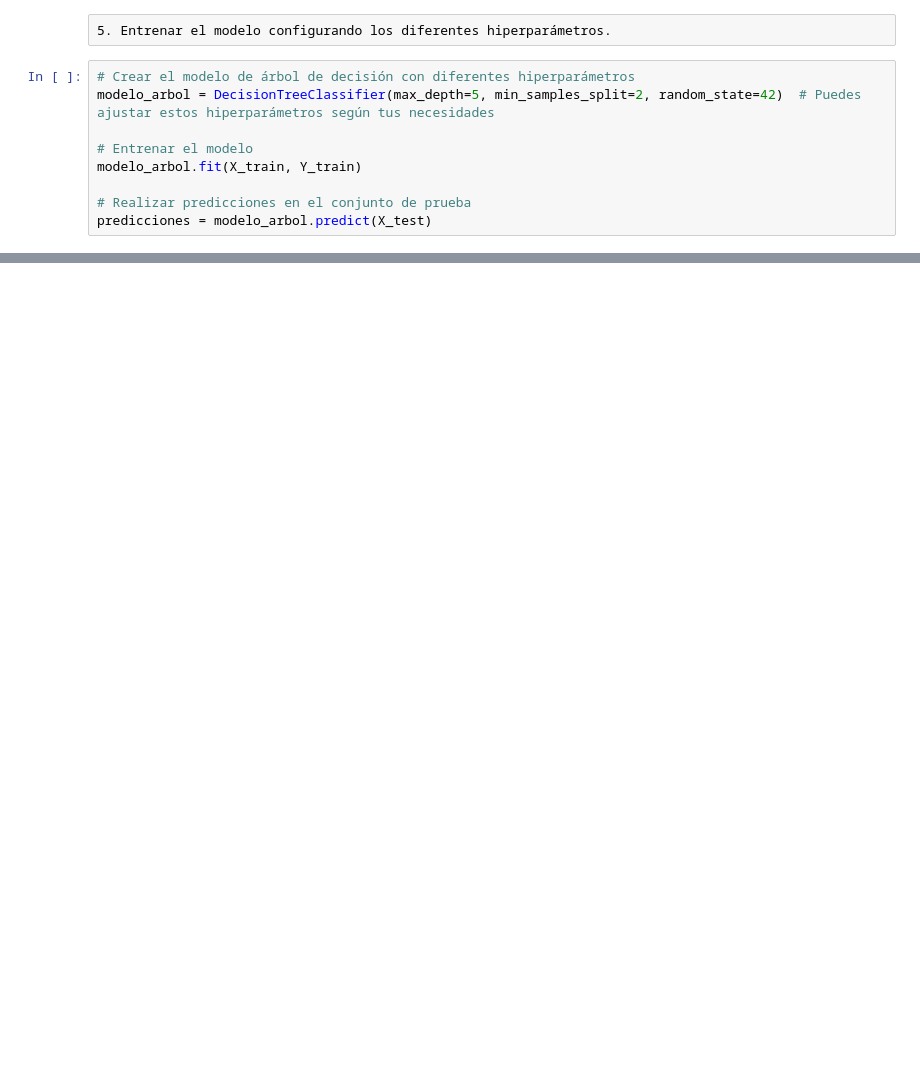
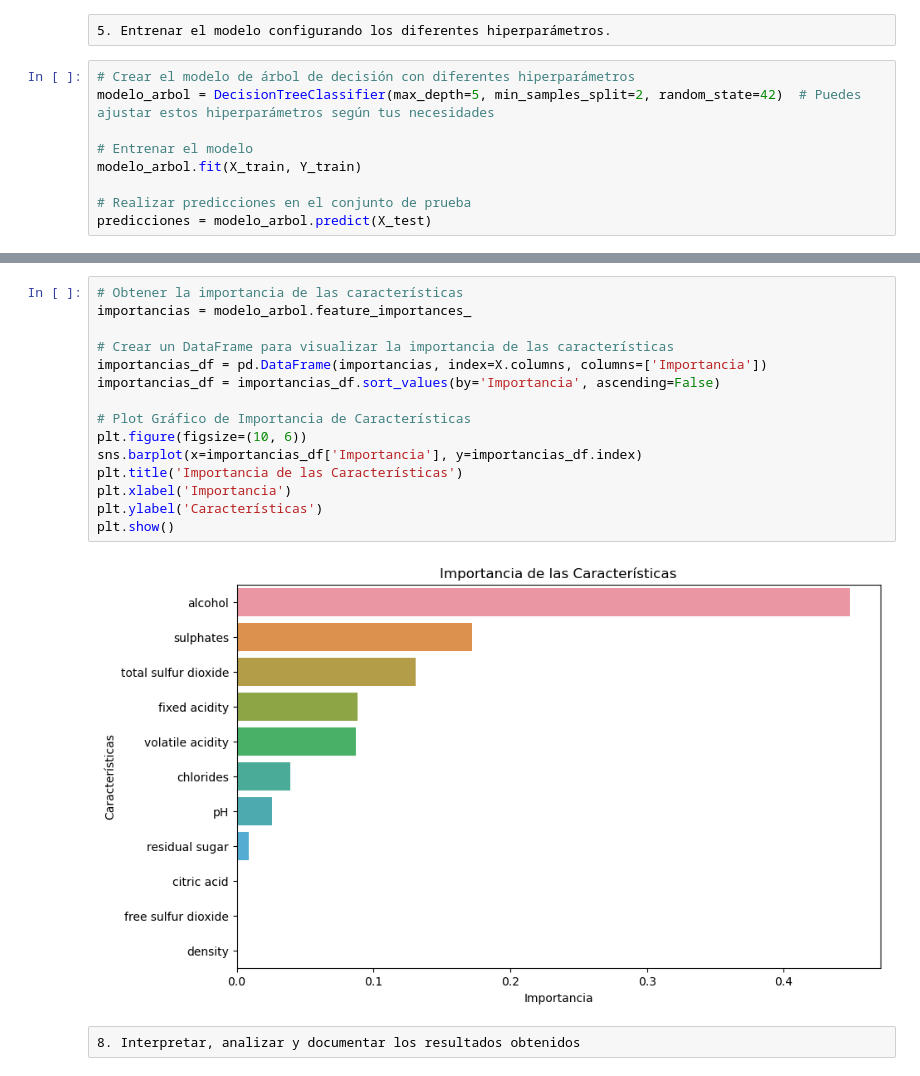
Before and after one commit to AlvaradoJ1/JuanAlvarado, a Jupyter notebook: Vino.ipynb, the cells around one changed output, grey strips where cells are left out. Drawn from its saved outputs; the diff is of its cells as text; blank space fills up the shorter version.

```diff
--- a/Vino.ipynb
+++ b/Vino.ipynb
@@ -382,0 +425,19 @@ print (predicciones)
+# %%
+# Obtener la importancia de las características
+importancias = modelo_arbol.feature_importances_
+
+# Crear un DataFrame para visualizar la importancia de las características
+importancias_df = pd.DataFrame(importancias, index=X.columns, columns=['Importancia'])
+importancias_df = importancias_df.sort_values(by='Importancia', ascending=False)
+
+# Plot Gráfico de Importancia de Características
+plt.figure(figsize=(10, 6))
+sns.barplot(x=importancias_df['Importancia'], y=importancias_df.index)
+plt.title('Importancia de las Características')
+plt.xlabel('Importancia')
+plt.ylabel('Características')
+plt.show()
+# %% [output]
+[figure, added]
+# %% [raw]
+8. Interpretar, analizar y documentar los resultados obtenidos
```
Also changed, not shown: parts of 10 cells of this notebook.
